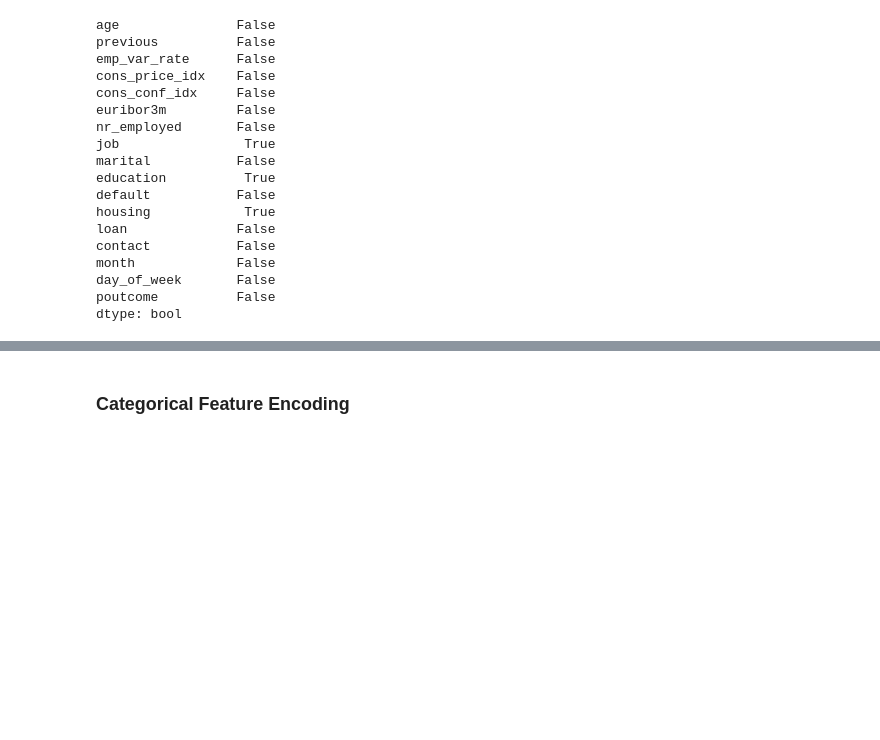
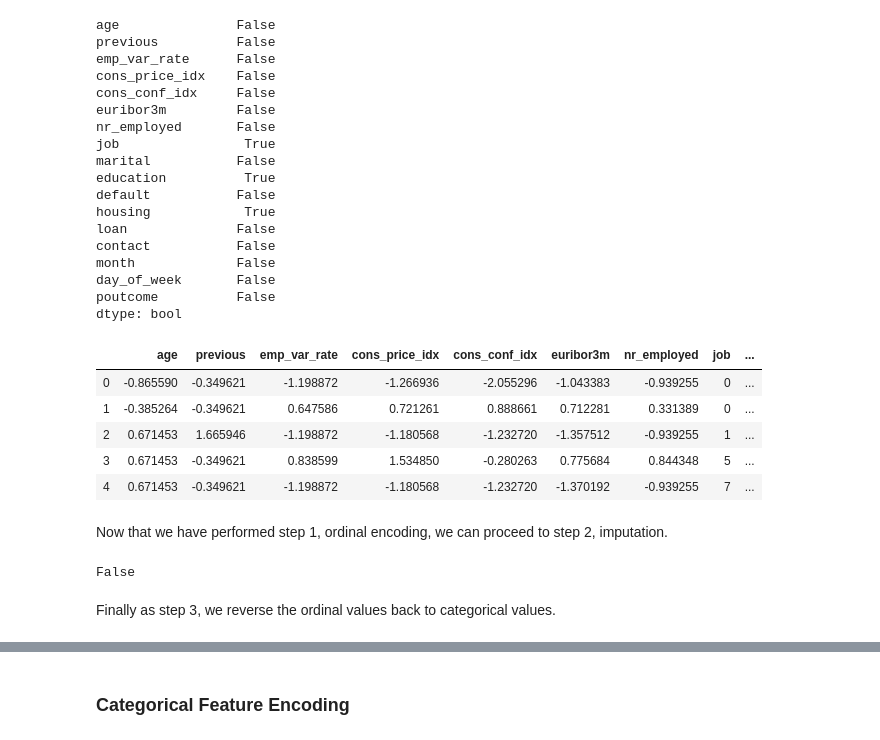
Before and after one commit to nadinezab/bank-marketing, a Jupyter notebook: bank-marketing.ipynb, the cells around one changed output, grey strips where cells are left out. Cells and saved outputs as stored; diff of their text form; code cells hidden in the pictures; blank space fills up the shorter version.

```diff
--- a/bank-marketing.ipynb
+++ b/bank-marketing.ipynb
@@ -778,38 +774,33 @@ dtype: bool
 # %%
 # Adapted from Datacamp advanced imputation techniques
 # https://campus.datacamp.com/courses/dealing-with-missing-data-in-python/advanced-imputation-techniques?ex=7
 
 # Create dictionary for Ordinal encoders
 ordinal_enc_dict = {}
 
 # Loop over categorical columns
 for col_name in cat_cols:
 
     # Create ordinal encoder instance
     ordinal_enc_dict[col_name] = OrdinalEncoder()
 
     # Select non-null values
     col = X[col_name]
     col_not_null = col[col.notnull()]
     reshaped_vals = col_not_null.values.reshape(-1,1)
 
     # Encode non-null values in column
     ordinal_vals = ordinal_enc_dict[col_name].fit_transform(reshaped_vals)
 
     # Update non-null values in X with encoded values
     X.loc[col.notnull(), col_name] = np.squeeze(ordinal_vals)
 
-# Create copy of X
-X_knn_imputed = X.copy(deep = True)
-
-# Create imputer instance
-knn_imputer = KNN(verbose=False)
-
-# Apply imputer
-X_knn_imputed.iloc[:,:] = np.round(knn_imputer.fit_transform(X_knn_imputed))
-
-# Reverse to get back to categorical values
-# Select original categorical column names
-for col in cat_cols:
-    reshaped_col = X_knn_imputed[col].values.reshape(-1,1)
-    X_knn_imputed[col] = ordinal_enc_dict[col].inverse_transform(reshaped_col)
+# Check ordinal encoding
+X.head()
+# %% [output]
+|  | age | previous | emp_var_rate | cons_price_idx | cons_conf_idx | euribor3m | nr_employed | job | ... |
+| 0 | -0.865590 | -0.349621 | -1.198872 | -1.266936 | -2.055296 | -1.043383 | -0.939255 | 0 | ... |
+| 1 | -0.385264 | -0.349621 | 0.647586 | 0.721261 | 0.888661 | 0.712281 | 0.331389 | 0 | ... |
+| 2 | 0.671453 | 1.665946 | -1.198872 | -1.180568 | -1.232720 | -1.357512 | -0.939255 | 1 | ... |
+| 3 | 0.671453 | -0.349621 | 0.838599 | 1.534850 | -0.280263 | 0.775684 | 0.844348 | 5 | ... |
+| 4 | 0.671453 | -0.349621 | -1.198872 | -1.180568 | -1.232720 | -1.370192 | -0.939255 | 7 | ... |
@@ -821,0 +807,21 @@ X_knn_imputed.isna().any().any()
+# %% [markdown]
+Now that we have performed step 1, ordinal encoding, we can proceed to step 2, imputation.
+# %%
+# Adapted from Datacamp advanced imputation techniques
+# https://campus.datacamp.com/courses/dealing-with-missing-data-in-python/advanced-imputation-techniques?ex=7
+
+# Create copy of X
+X_imputed = X.copy(deep = True)
+
+# Create imputer instance
+knn_imputer = KNNImputer()
+
+# Apply imputer
+X_imputed.iloc[:,:] = knn_imputer.fit_transform(X_imputed)
+
+# Check
+X_imputed.isna().any().any()
+# %% [output]
+False
+# %% [markdown]
+Finally as step 3, we reverse the ordinal values back to categorical values.
```
Also changed, not shown: parts of 33 cells of this notebook.
